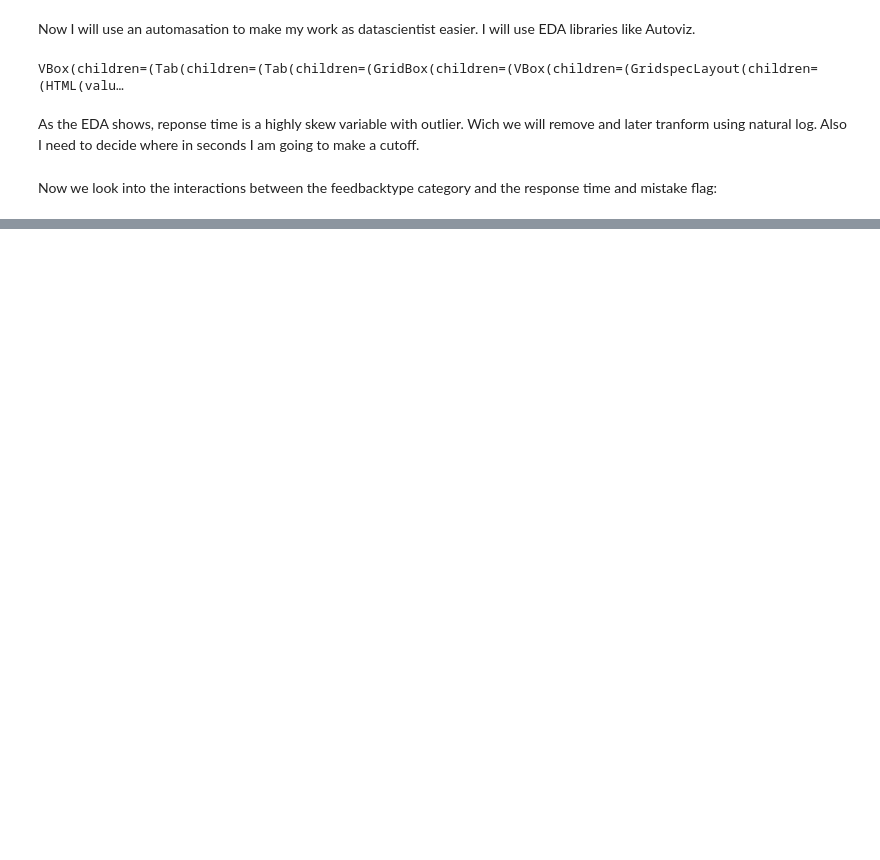
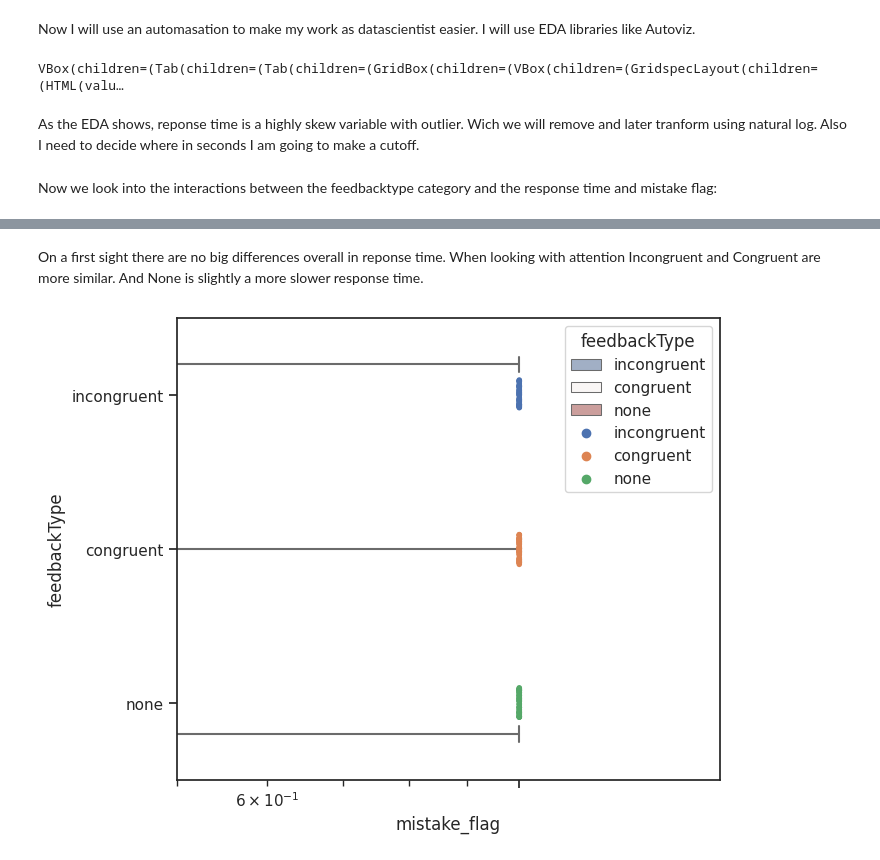
Before and after one commit to BenjaminDupre/m-b_thesis, a Jupyter notebook: Analysis/Analysis..ipynb, the cells around one changed output, grey strips where cells are left out. Saved outputs shown, nothing was run; the diff lists cells and outputs as text; code cells hidden in the pictures; blank space fills up the shorter version.

```diff
--- a/Analysis/Analysis..ipynb
+++ b/Analysis/Analysis..ipynb
@@ -304,0 +309,32 @@ plt.show()
+# %% [markdown]
+On a first sight there are no big differences overall in reponse time. When looking with attention Incongruent and Congruent are more similar. And None is slightly a more slower response time.
+# %%
+# Group by 'mistake_flag' and calculate the sum of each group
+grouped = work_df.groupby('feedbackType')['mistake_flag'].sum().reset_index()
+
+# Set the style of the graph
+sns.set_theme(style='ticks')
+
+# Initialize the figure with a logarithmic x-axis and specify the figure size
+fig, ax = plt.subplots(figsize=(7, 6))
+ax.set_xscale("log")
+
+# Plotting boxplot using the sum of 'time_ms' for each 'mistake_flag' group as x-axis
+sns.boxplot(
+    data=work_df, x='mistake_flag', y='feedbackType', hue="feedbackType",
+    palette="vlag", whis=[0, 100], width=0.6
+)
+
+# Add points to show each observation
+sns.stripplot(
+    data=work_df, x='mistake_flag', y='feedbackType', hue="feedbackType", size=4
+)
+
+# Set the x-axis labels and limits
+ax.set_xticklabels(['No Mistake', 'Mistake'])
+ax.set_xlim(0.5, 1.5)  # Adjust x-axis limits as needed
+
+# Show the plot
+plt.show()
+# %% [output]
+[figure, added]
```
Also changed, not shown: parts of 10 cells of this notebook, 4 other files.
